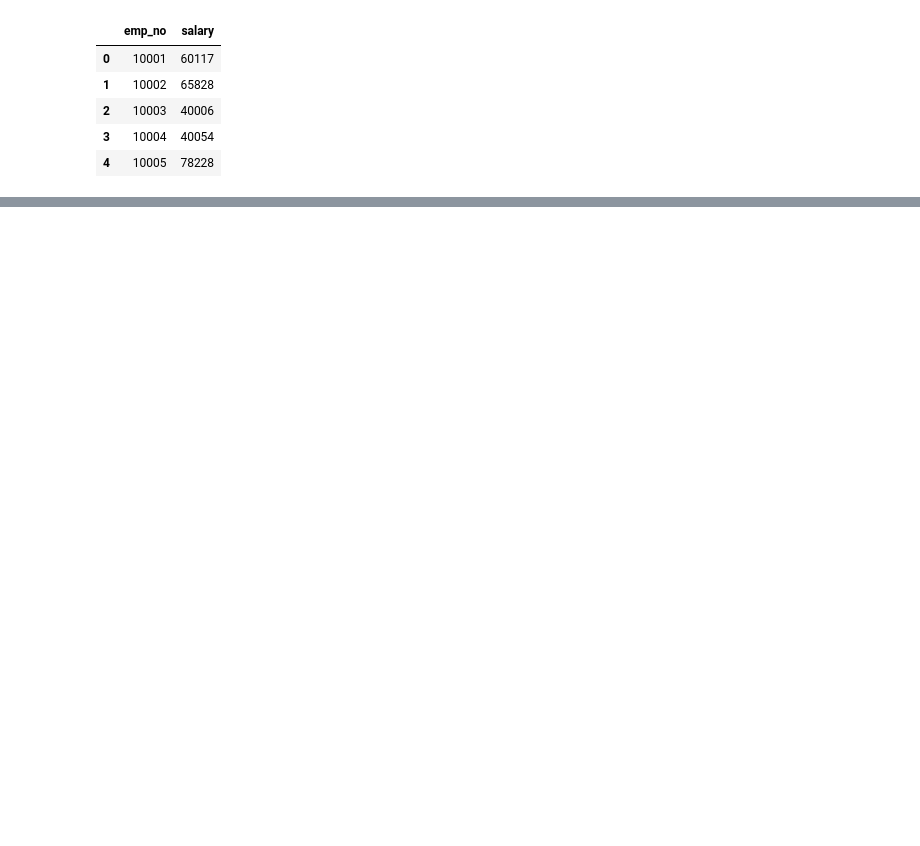
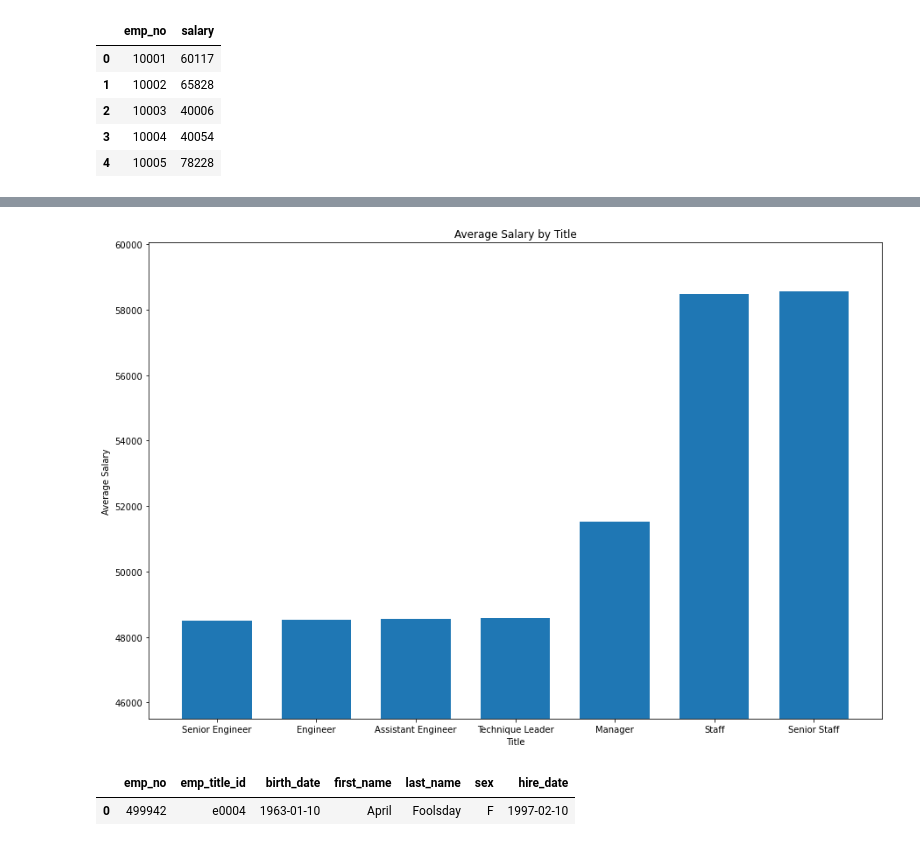
Before and after one commit to marceloflores1/sql-challenge, a Jupyter notebook: EmployeeSQL/Bonus.ipynb, the cells around one changed output, grey strips where cells are left out. Saved outputs shown, nothing was run; the diff lists cells and outputs as text; code cells hidden in the pictures; blank space fills up the shorter version.

```diff
--- a/EmployeeSQL/Bonus.ipynb
+++ b/EmployeeSQL/Bonus.ipynb
@@ -21,0 +31,11 @@ salaries.head()
+# %%
+# Create Salaries with Titles Dataframe using SQL Query
+salary_titles_df = pd.read_sql("SELECT employees.emp_no, salaries.salary, titles.title FROM employees LEFT JOIN salaries ON employees.emp_no=salaries.emp_no LEFT JOIN titles ON employees.emp_title_id=titles.title_id",conn)
+
+# Average salary using Groupy Title
+salary_groupby_df = pd.DataFrame(salary_titles_df.groupby(salary_titles_df["title"])["salary"].mean())
+
+# Reorder highest first and format
+salary_clean_df = salary_groupby_df.sort_values("salary", ascending=True)
+salary_clean_df["salary"] = salary_clean_df["salary"].round(2)
+salary_clean_df
@@ -21,0 +52,17 @@ salaries.head()
+# %%
+# Create bar chart
+plt.figure(figsize=(15,10))
+plt.bar(salary_clean_df.index,salary_clean_df["salary"],width=.7)
+plt.ylim(min(salary_clean_df["salary"])-3000,max(salary_clean_df["salary"])+1500)
+plt.title("Average Salary by Title")
+plt.xlabel("Title")
+plt.ylabel("Average Salary")
+plt.show()
+# %% [output]
+[figure, added]
+# %%
+my_id = pd.read_sql("SELECT * FROM employees WHERE emp_no='499942'",conn)
+my_id
+# %% [output]
+|  | emp_no | emp_title_id | birth_date | first_name | last_name | sex | hire_date |
+| 0 | 499942 | e0004 | 1963-01-10 | April | Foolsday | F | 1997-02-10 |
```
Also changed, not shown: parts of 3 cells of this notebook.
